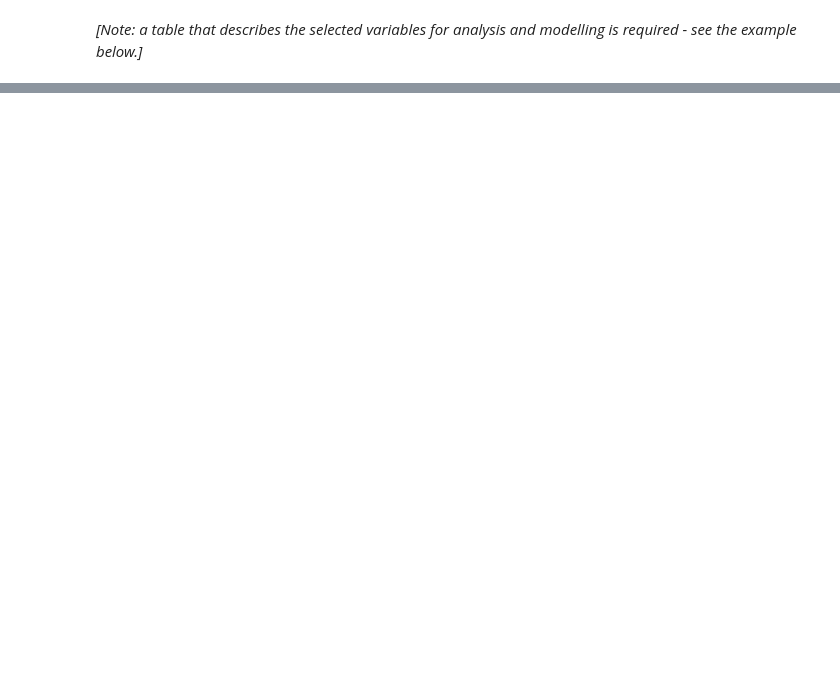
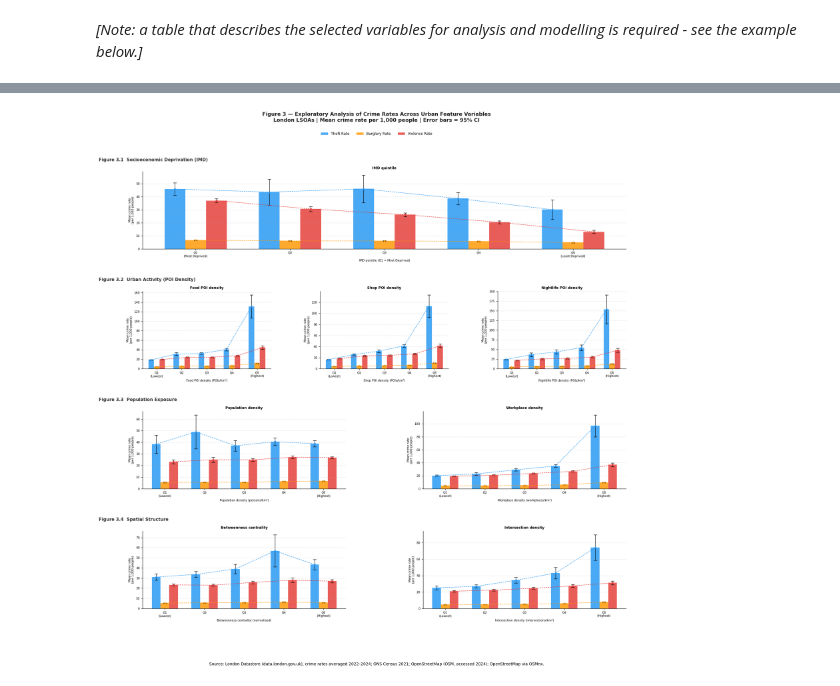
Before and after one commit to ChloeJing0616/DSSS, a Jupyter notebook: Template_submission_CASA0006.ipynb, the cells around one changed output, grey strips where cells are left out. Cells and saved outputs as stored; diff of their text form; code cells hidden in the pictures; blank space fills up the shorter version.

```diff
--- a/Template_submission_CASA0006.ipynb
+++ b/Template_submission_CASA0006.ipynb
@@ -55,0 +606,70 @@
+# %%
+# Define variable groups
+sections = {
+    'Figure 3.1  Socioeconomic Deprivation (IMD)': [
+        ('imd_score', 'IMD quintile (Q1 = Most Deprived)', 'imd'),
+    ],
+    'Figure 3.2  Urban Activity (POI Density)': [
+        ('food_poi_density',  'Food POI density (POIs/km²)',      'safe'),
+        ('shop_poi_density',  'Shop POI density (POIs/km²)',      'safe'),
+        ('night_poi_density', 'Nightlife POI density (POIs/km²)', 'safe'),
+    ],
+    'Figure 3.3  Population Exposure': [
+        ('pop_density',       'Population density (persons/km²)',   'safe'),
+        ('workplace_density', 'Workplace density (workplaces/km²)', 'safe'),
+    ],
+    'Figure 3.4  Spatial Structure': [
+        ('betweenness',          'Betweenness centrality (normalised)',      'safe'),
+        ('intersection_density', 'Intersection density (intersections/km²)', 'safe'),
+    ],
+}
+
+# Build full panel
+fig = plt.figure(figsize=(22, 20))
+fig.patch.set_facecolor('white')
+outer    = GridSpec(4, 1, figure=fig, hspace=0.55)
+first_ax = None
+
+for row_idx, (sec_title, var_list) in enumerate(zip(sections.keys(), sections.values())):
+    ncols = len(var_list)
+    inner = outer[row_idx].subgridspec(1, ncols, wspace=0.38)
+    axes  = [fig.add_subplot(inner[0, c]) for c in range(ncols)]
+    if first_ax is None:
+        first_ax = axes[0]
+    fig.text(
+        0.055,
+        axes[0].get_position().y1 + 0.018,
+        sec_title,
+        fontsize=11, fontweight='bold',
+        color='#333333', transform=fig.transFigure
+    )
+    for ax, (x_col, x_unit, qtype) in zip(axes, var_list):
+        if qtype == 'imd':
+            q_labels = ['Q1\n(Most Deprived)', 'Q2', 'Q3', 'Q4', 'Q5\n(Least Deprived)']
+            plot_grouped_bars(ax, df_eda, x_col, x_unit, q_labels, qcut_fn=imd_qcut)
+        else:
+            plot_grouped_bars(ax, df_eda, x_col, x_unit, Q_LABELS)
+        var_title = x_unit.split('(')[0].strip()
+        ax.set_title(var_title, fontsize=9, fontweight='bold', pad=6)
+
+# Global title and legend
+fig.suptitle(
+    'Figure 3 — Exploratory Analysis of Crime Rates Across Urban Feature Variables\n'
+    'London LSOAs | Mean crime rate per 1,000 people | Error bars = 95% CI',
+    fontsize=13, fontweight='bold', y=0.985, color='#222222'
+)
+handles, labels_leg = first_ax.get_legend_handles_labels()
+fig.legend(
+    handles, labels_leg,
+    loc='upper center', ncol=3, fontsize=9,
+    frameon=False, bbox_to_anchor=(0.5, 0.955)
+)
+plt.figtext(
+    0.5, 0.01,
+    'Source: London Datastore (data.london.gov.uk), crime rates averaged 2022–2024; '
+    'ONS Census 2021; OpenStreetMap (OSM, accessed 2024); OpenStreetMap via OSMnx.',
+    ha='center', fontsize=10
+)
+plt.show()
+# %% [output]
+[figure, added]
```
Also changed, not shown: parts of 59 cells of this notebook.
